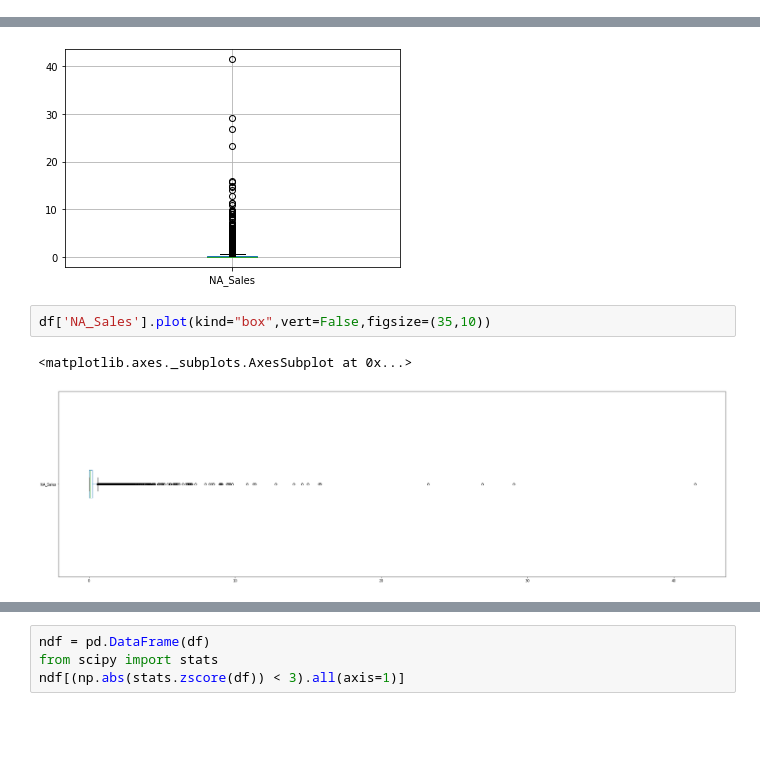
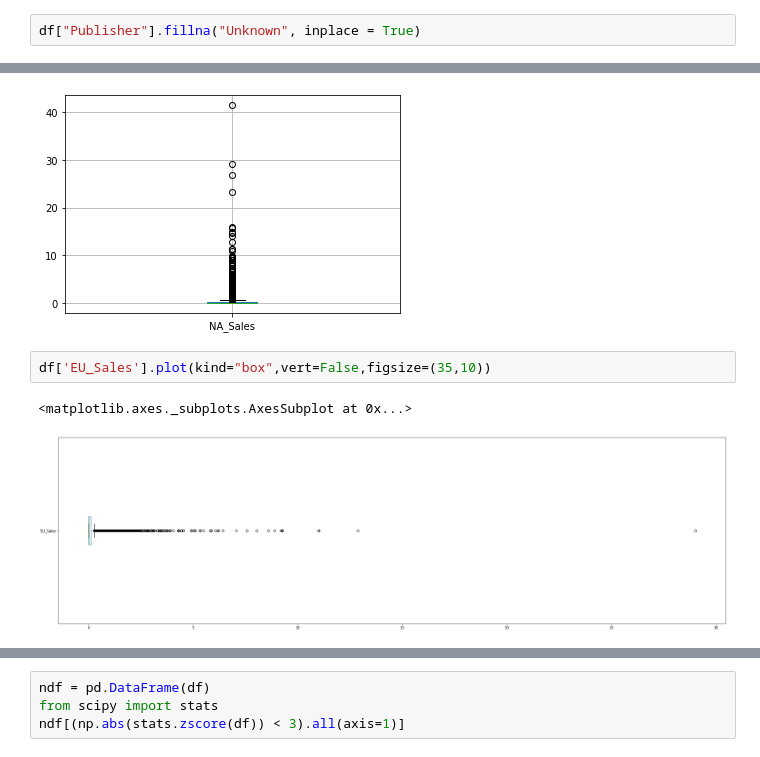
Before and after one commit to Aishwarya2k7/Vector, a Jupyter notebook: EDA.ipynb, the cells around one changed output, grey strips where cells are left out. Saved outputs shown, nothing was run; the diff lists cells and outputs as text; blank space fills up the shorter version.

```diff
--- a/EDA.ipynb
+++ b/EDA.ipynb
@@ -72,3 +70,5 @@ dtype: int64
 df.duplicated().sum()
 # %% [output]
 0
+# %%
+df["Publisher"].fillna("Unknown", inplace = True)
@@ -157,7 +208,7 @@ df.boxplot(column=['NA_Sales'])
 <matplotlib.axes._subplots.AxesSubplot at 0x...>
 [figure]
 # %%
-df['NA_Sales'].plot(kind="box",vert=False,figsize=(35,10))
+df['EU_Sales'].plot(kind="box",vert=False,figsize=(35,10))
 # %% [output]
 <matplotlib.axes._subplots.AxesSubplot at 0x...>
-[figure, old version]
+[figure, new version]
```
Also changed, not shown: parts of 18 cells of this notebook.
